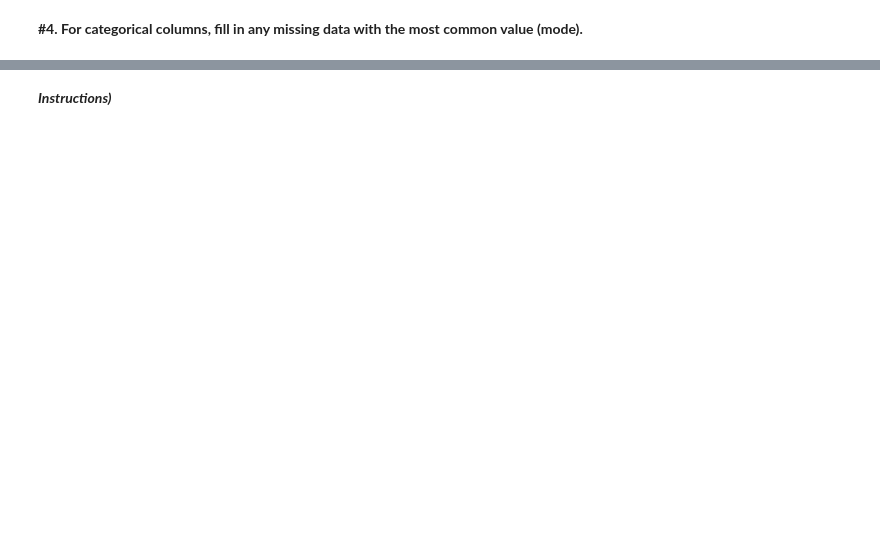
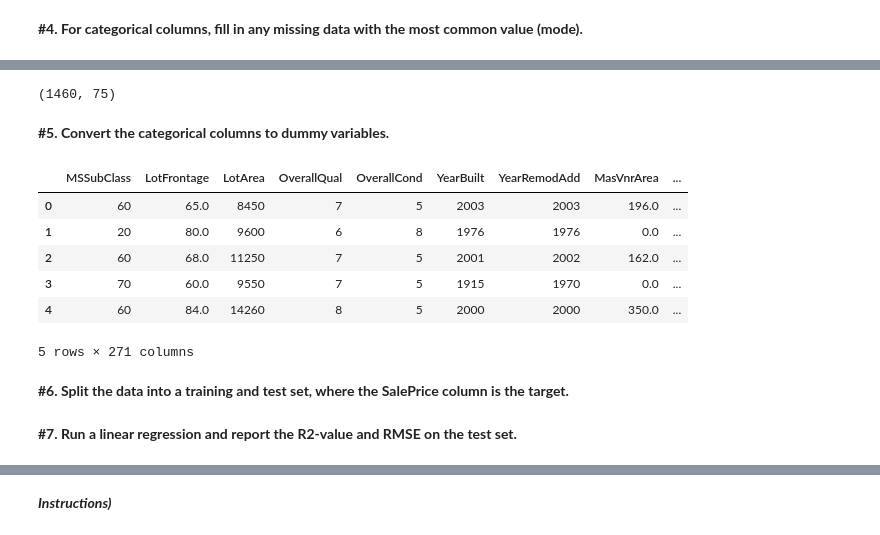
Before and after one commit to ivanrdz231r/DSC550-WINTER2023, a Jupyter notebook: Rodriguez550Week7Reduction-FeatureSelection.ipynb, the cells around one changed output, grey strips where cells are left out. Saved outputs shown, nothing was run; the diff lists cells and outputs as text; code cells hidden in the pictures; blank space fills up the shorter version.

```diff
--- a/Rodriguez550Week7Reduction-FeatureSelection.ipynb
+++ b/Rodriguez550Week7Reduction-FeatureSelection.ipynb
@@ -179,3 +207,6 @@ def fill_categorical_with_mode(df):
             mode_value = df[column].mode()[0]
             df[column] = df[column].fillna(mode_value)
     return df
+# %%
+# applying the function
+df_trainV3 = fill_categorical_with_mode(df_trainV3)
@@ -181,0 +234,33 @@ def fill_categorical_with_mode(df):
+# %%
+df_trainV3.shape
+# %% [output]
+(1460, 75)
+# %% [markdown]
+**#5. Convert the categorical columns to dummy variables.**
+# %%
+# creating a df copy for consistancy
+df_trainV4 = df_trainV3.copy()
+# %%
+# Select categorical columns
+categorical_cols = df_trainV4.columns[df_trainV4.dtypes == 'object']
+
+# Convert categorical columns to dummy variables
+dummy_vars = pd.get_dummies(df_trainV4[categorical_cols])
+# %%
+# Concatenate dummy variables with the original DataFrame
+# Drop the original categorical columns to avoid redundancy
+df_trainV4 = pd.concat([df_trainV4.drop(categorical_cols, axis=1), dummy_vars], axis=1)
+# %%
+# check
+# using one-hot-encoding will create an indicator column for each unique category in a category feature.
+df_trainV4.head()
+# %% [output]
+|  | MSSubClass | LotFrontage | LotArea | OverallQual | OverallCond | YearBuilt | YearRemodAdd | MasVnrArea | ... |
+| 0 | 60 | 65.0 | 8450 | 7 | 5 | 2003 | 2003 | 196.0 | ... |
+| 1 | 20 | 80.0 | 9600 | 6 | 8 | 1976 | 1976 | 0.0 | ... |
+| 2 | 60 | 68.0 | 11250 | 7 | 5 | 2001 | 2002 | 162.0 | ... |
+| 3 | 70 | 60.0 | 9550 | 7 | 5 | 1915 | 1970 | 0.0 | ... |
+| 4 | 60 | 84.0 | 14260 | 8 | 5 | 2000 | 2000 | 350.0 | ... |
+5 rows × 271 columns
+# %% [markdown]
+**#6. Split the data into a training and test set, where the SalePrice column is the target.**
@@ -181,0 +276,2 @@ def fill_categorical_with_mode(df):
+# %% [markdown]
+**#7. Run a linear regression and report the R2-value and RMSE on the test set.**
```
Also changed, not shown: parts of 58 cells of this notebook.
